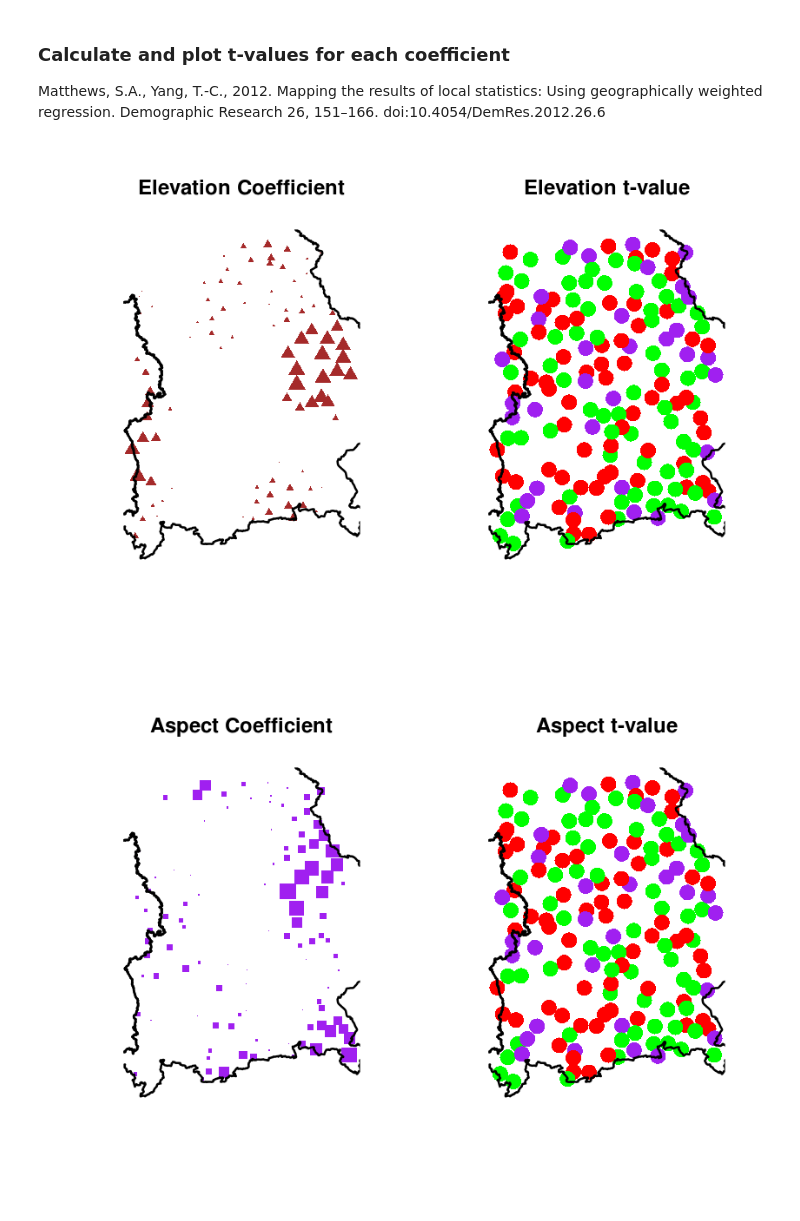
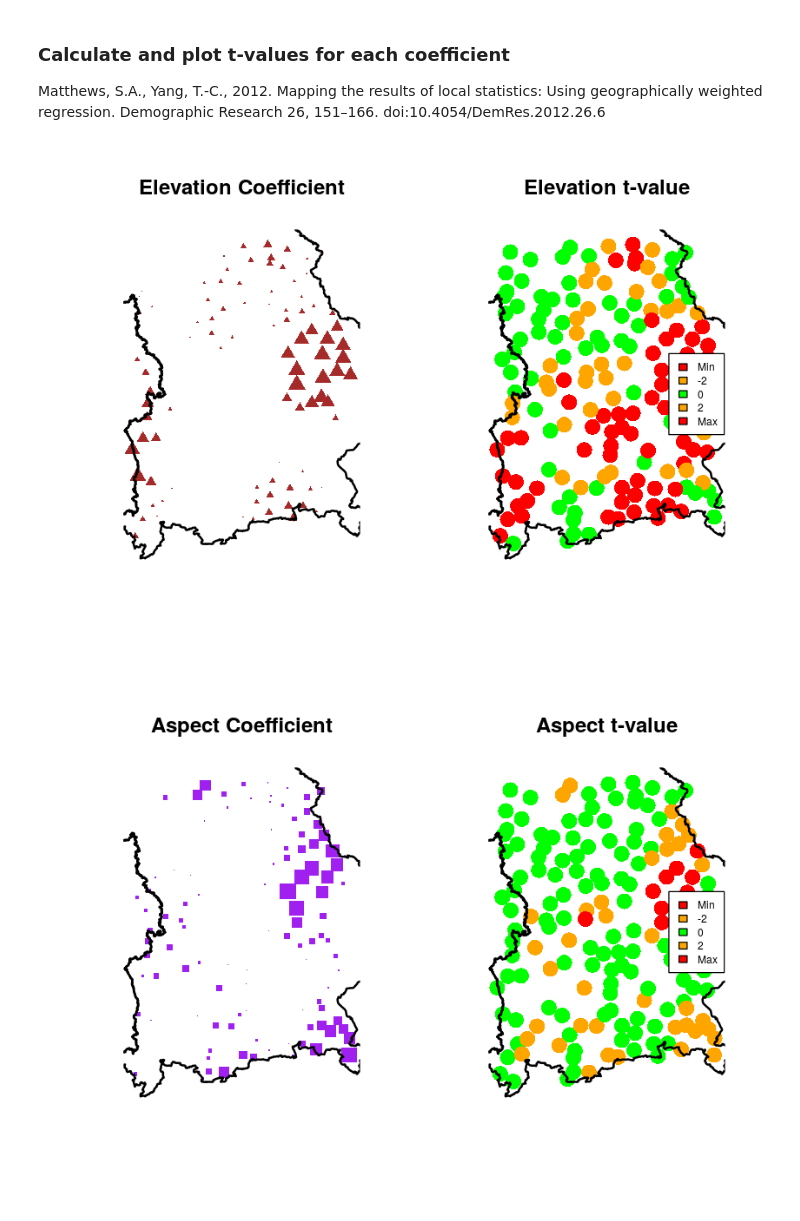
Before and after one commit to micha-silver/point_patterns, a Jupyter notebook: Point Pattern GWR.ipynb, the cells around one changed output. Cells and saved outputs as stored; diff of their text form; code cells hidden in the pictures.

```diff
--- a/Point Pattern GWR.ipynb
+++ b/Point Pattern GWR.ipynb
@@ -307,18 +288,32 @@ plot(gadm_1, fill=F, border='black', lwd=2, add=T)
 Matthews, S.A., Yang, T.-C., 2012. Mapping the results of local statistics: Using geographically weighted regression. Demographic Research 26, 151–166. doi:10.4054/DemRes.2012.26.6
 # %%
 # t-value = coefficient / standard error
-elev_t <- gauge_results$elevation / gauge_results$elevation_se
-aspect_t <- gauge_results$aspect / gauge_results$aspect_se
-gauge_signif <- cbind(gauge_results, elev_t, aspect_t)
+elev_t <- as.data.frame(gauge_results$elevation / gauge_results$elevation_se)
+colnames(elev_t) <- "t.value"
+elev_t <- SpatialPointsDataFrame(elev_t, coords=xy_coords,
+                                proj4string = proj_wgs84)
+aspect_t <- as.data.frame(gauge_results$aspect / gauge_results$aspect_se)
+colnames(aspect_t) <- "t.value"
+aspect_t <- SpatialPointsDataFrame(aspect_t, coords=xy_coords,
+                                  proj4string = proj_wgs84)
+# %%
+# Set up colors for t-values
+clrs2 <- rep("xx", nrow(elev_t@data))
+clrs2[elev_t$t.value<=2] <- "red"
+clrs2[(elev_t$t.value>=-2) & (elev_t$t.value<=1)] <- "orange"
+clrs2[(elev_t$t.value>=-1) & (elev_t$t.value<1)] <- "green"
+clrs2[(elev_t$t.value>=1) & (elev_t$t.value<2)] <- "orange"
+clrs2[elev_t$t.value>2] <- "red"
 # %%
+
+# Plot both coefficients and t-values side by side
 par(mfrow=c(1,2))
-clrs2=c("green","red","purple","red","green")
-breaks=c(min(gauge_signif$elev_t),-4,0,4,max(gauge_signif$elev_t))
-plot(gauge_signif, pch=17, col="brown", cex=gauge_results$elevation*100,
+plot(gauge_results, pch=17, col="brown", cex=gauge_results$elevation*100,
      main="Elevation Coefficient")
 plot(gadm_1, fill=F, border='black', lwd=2, add=T)
-plot(gauge_signif, pch=16, col=clrs2, cex=2,
-     main="Elevation t-value")
+plot(elev_t, pch=16, col=clrs2, cex=2, main="Elevation t-value")
 plot(gadm_1, fill=F, border='black', lwd=2, add=T)
+legend("right", legend=c("Min","-2","0","2","Max"),
+       fill=c("red","orange","green","orange","red"), cex=0.6 )
 # %% [output]
-[figure, old version]
+[figure, new version]
@@ -325,11 +326,11 @@ plot(gadm_1, fill=F, border='black', lwd=2, add=T)
 # %%
 opar <- par(mfrow=c(1,2))
-breaks=c(min(gauge_signif$aspect_t),-4,0,4,max(gauge_signif$aspect_t))
-plot(gauge_signif, pch=15, col="purple", cex=gauge_results$aspect*200,
+plot(gauge_results, pch=15, col="purple", cex=gauge_results$aspect*200,
      main="Aspect Coefficient")
 plot(gadm_1, fill=F, border='black', lwd=2, add=T)
-plot(gauge_signif, pch=16, col=clrs2, cex=2,
-     main="Aspect t-value")
+plot(aspect_t, pch=16, col=clrs2, cex=2, main="Aspect t-value")
 plot(gadm_1, fill=F, border='black', lwd=2, add=T)
+legend("right", legend=c("Min","-2","0","2","Max"),
+       fill=c("red","orange","green","orange","red"), cex=0.6 )
 # %% [output]
-[figure, old version]
+[figure, new version]
```
Also changed, not shown: parts of 5 cells of this notebook, 2 other files.
